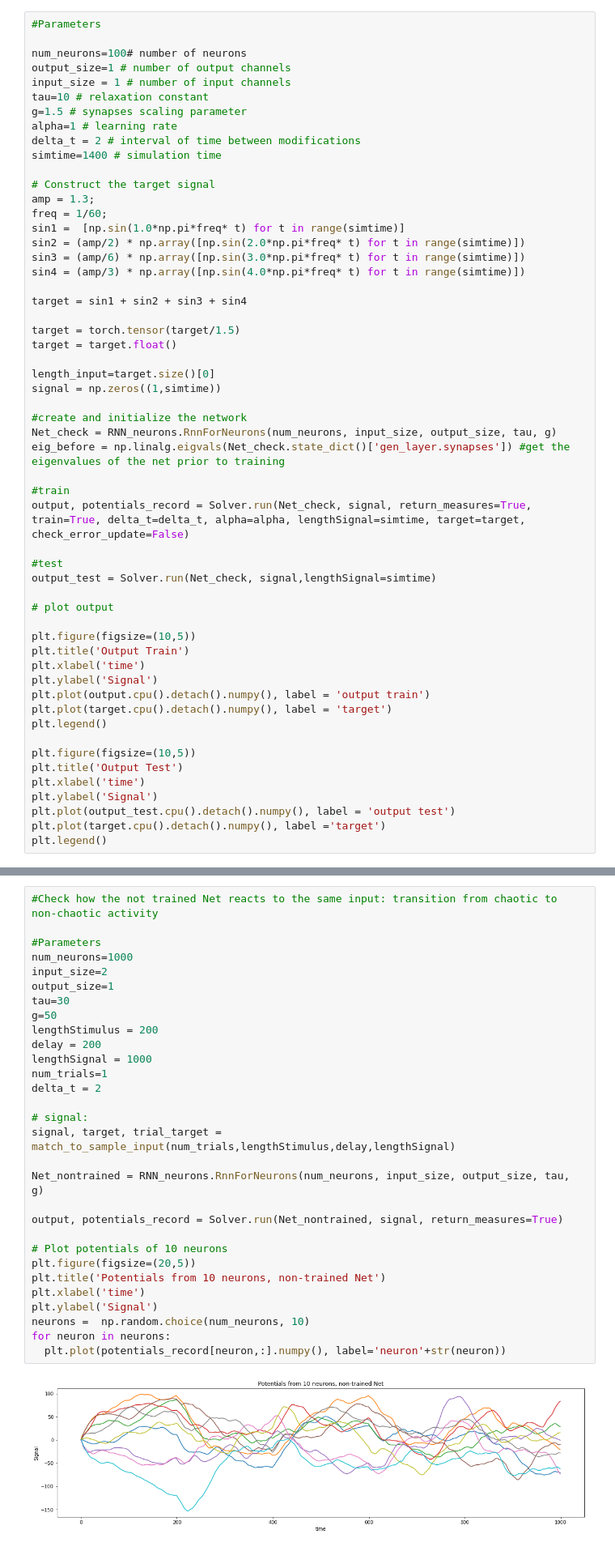
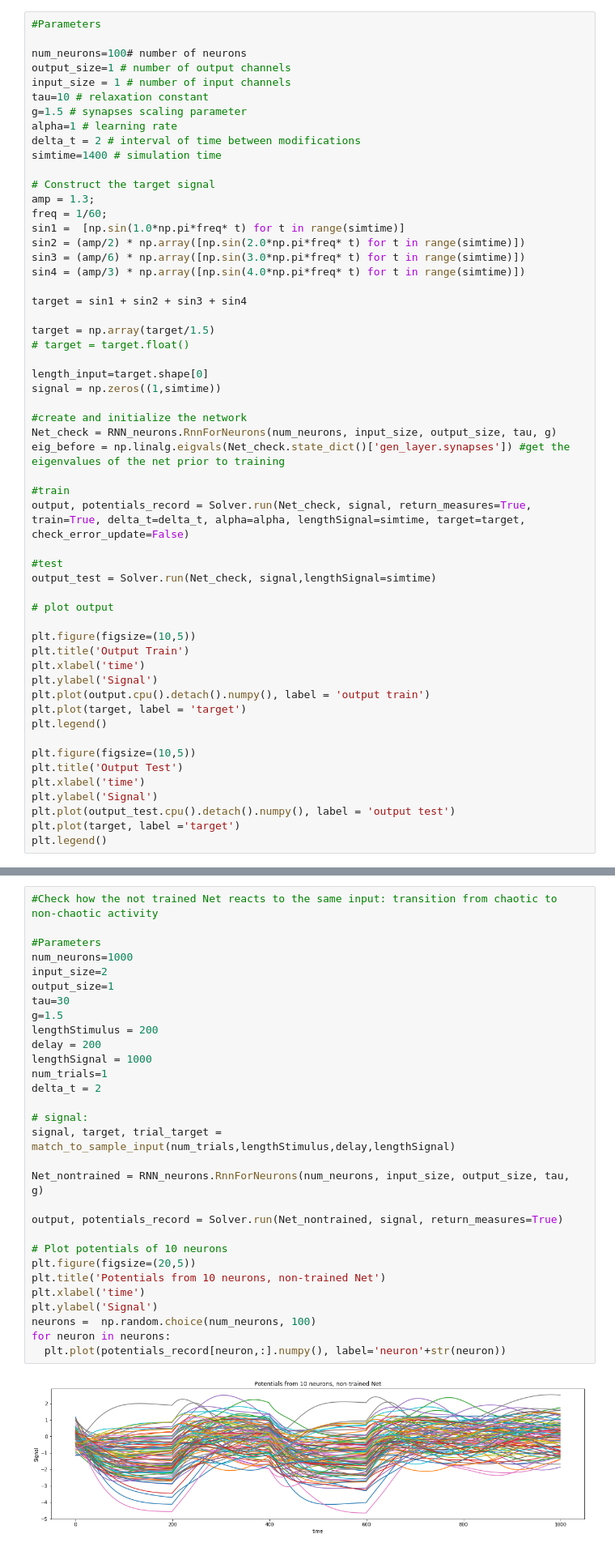
Before and after one commit to Tatyana-jl/Force_WM, a Jupyter notebook: FORCE Net experiments.ipynb, the cells around one changed output, grey strips where cells are left out. Shown at 81% size. Saved outputs shown, nothing was run; the diff lists cells and outputs as text.

```diff
--- a/FORCE Net experiments.ipynb
+++ b/FORCE Net experiments.ipynb
@@ -61,10 +61,10 @@ sin4 = (amp/3) * np.array([np.sin(4.0*np.pi*freq* t) for t in range(simtime)])
 
 target = sin1 + sin2 + sin3 + sin4
 
-target = torch.tensor(target/1.5)
-target = target.float()
+target = np.array(target/1.5)
+# target = target.float()
 
-length_input=target.size()[0]
+length_input=target.shape[0]
 signal = np.zeros((1,simtime))
 
 #create and initialize the network
@@ -84,7 +84,7 @@ plt.title('Output Train')
 plt.xlabel('time')
 plt.ylabel('Signal')
 plt.plot(output.cpu().detach().numpy(), label = 'output train')
-plt.plot(target.cpu().detach().numpy(), label = 'target')
+plt.plot(target, label = 'target')
 plt.legend()
 
 plt.figure(figsize=(10,5))
@@ -92,7 +92,7 @@ plt.title('Output Test')
 plt.xlabel('time')
 plt.ylabel('Signal')
 plt.plot(output_test.cpu().detach().numpy(), label = 'output test')
-plt.plot(target.cpu().detach().numpy(), label ='target')
+plt.plot(target, label ='target')
 plt.legend()
 # %% [output]
 <matplotlib.legend.Legend at 0x...>
@@ -108,32 +108,32 @@ argand(eig_before,eig_after)
 # %%
 #Check how the not trained Net reacts to the same input: transition from chaotic to non-chaotic activity
 
 #Parameters
 num_neurons=1000
 input_size=2
 output_size=1
 tau=30
-g=50
+g=1.5
 lengthStimulus = 200
 delay = 200
 lengthSignal = 1000
 num_trials=1
 delta_t = 2
 
 # signal:
 signal, target, trial_target = match_to_sample_input(num_trials,lengthStimulus,delay,lengthSignal)
 
 Net_nontrained = RNN_neurons.RnnForNeurons(num_neurons, input_size, output_size, tau, g)
 
 output, potentials_record = Solver.run(Net_nontrained, signal, return_measures=True)
 
 # Plot potentials of 10 neurons
 plt.figure(figsize=(20,5))
 plt.title('Potentials from 10 neurons, non-trained Net')
 plt.xlabel('time')
 plt.ylabel('Signal')
-neurons =  np.random.choice(num_neurons, 10)
+neurons =  np.random.choice(num_neurons, 100)
 for neuron in neurons:
   plt.plot(potentials_record[neuron,:].numpy(), label='neuron'+str(neuron))
 # %% [output]
-[figure, old version]
+[figure, new version]
```
Also changed, not shown: parts of 9 cells of this notebook, 6 other files.
